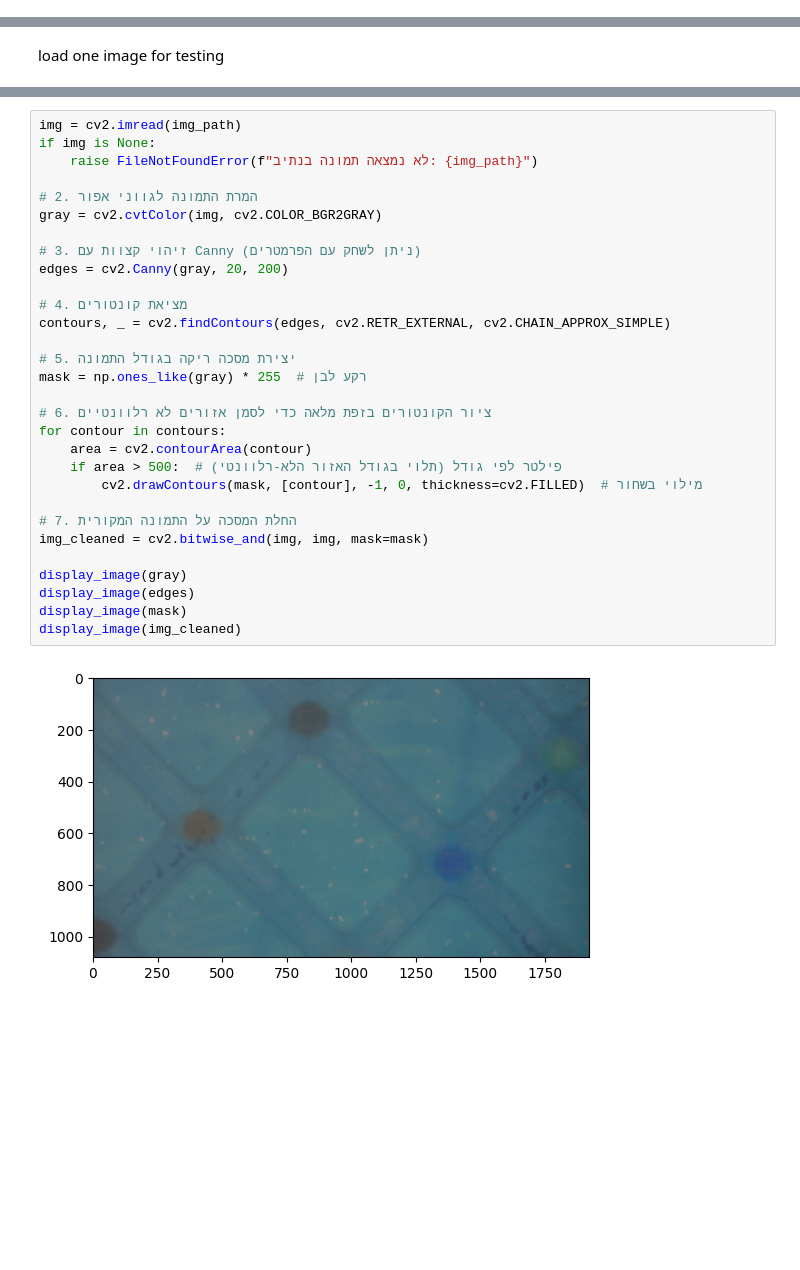
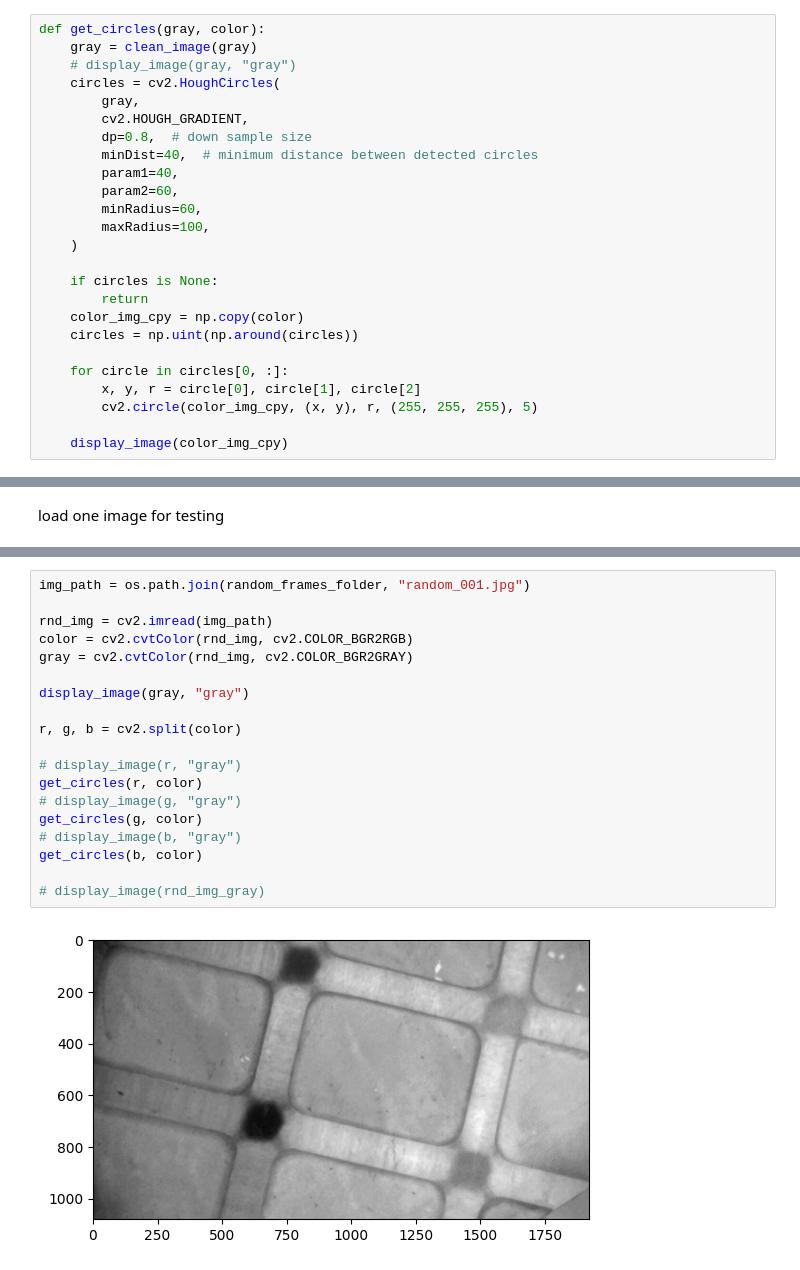
Before and after one commit to GilYairYamin/Azrieli_Image_Processing_Final, a Jupyter notebook: exercise_notebook.ipynb, the cells around one changed output, grey strips where cells are left out. Drawn from its saved outputs; the diff is of its cells as text; blank space fills up the shorter version.

```diff
--- a/exercise_notebook.ipynb
+++ b/exercise_notebook.ipynb
@@ -17,3 +35,28 @@ def display_image(mat_like):
+# %%
+def get_circles(gray, color):
+    gray = clean_image(gray)
+    # display_image(gray, "gray")
+    circles = cv2.HoughCircles(
+        gray,
+        cv2.HOUGH_GRADIENT,
+        dp=0.8,  # down sample size
+        minDist=40,  # minimum distance between detected circles
+        param1=40,
+        param2=60,
+        minRadius=60,
+        maxRadius=100,
+    )
+
+    if circles is None:
+        return
+    color_img_cpy = np.copy(color)
+    circles = np.uint(np.around(circles))
+
+    for circle in circles[0, :]:
+        x, y, r = circle[0], circle[1], circle[2]
+        cv2.circle(color_img_cpy, (x, y), r, (255, 255, 255), 5)
+
+    display_image(color_img_cpy)
 # %% [markdown]
 Load Image folders
 # %%
@@ -71,32 +72,21 @@ display_image(rnd_img_gray)
-# %%
-img = cv2.imread(img_path)
-if img is None:
-    raise FileNotFoundError(f"לא נמצאה תמונה בנתיב: {img_path}")
-
-# 2. המרת התמונה לגווני אפור
-gray = cv2.cvtColor(img, cv2.COLOR_BGR2GRAY)
-
-# 3. זיהוי קצוות עם Canny (ניתן לשחק עם הפרמטרים)
-edges = cv2.Canny(gray, 20, 200)
-
-# 4. מציאת קונטורים
-contours, _ = cv2.findContours(edges, cv2.RETR_EXTERNAL, cv2.CHAIN_APPROX_SIMPLE)
-
-# 5. יצירת מסכה ריקה בגודל התמונה
-mask = np.ones_like(gray) * 255  # רקע לבן
-
-# 6. ציור הקונטורים בזפת מלאה כדי לסמן אזורים לא רלוונטיים
-for contour in contours:
-    area = cv2.contourArea(contour)
-    if area > 500:  # פילטר לפי גודל (תלוי בגודל האזור הלא-רלוונטי)
-        cv2.drawContours(mask, [contour], -1, 0, thickness=cv2.FILLED)  # מילוי בשחור
-
-# 7. החלת המסכה על התמונה המקורית
-img_cleaned = cv2.bitwise_and(img, img, mask=mask)
-
-display_image(gray)
-display_image(edges)
-display_image(mask)
-display_image(img_cleaned)
-# %% [output]
-[figure, removed]
+# %%
+img_path = os.path.join(random_frames_folder, "random_001.jpg")
+
+rnd_img = cv2.imread(img_path)
+color = cv2.cvtColor(rnd_img, cv2.COLOR_BGR2RGB)
+gray = cv2.cvtColor(rnd_img, cv2.COLOR_BGR2GRAY)
+
+display_image(gray, "gray")
+
+r, g, b = cv2.split(color)
+
+# display_image(r, "gray")
+get_circles(r, color)
+# display_image(g, "gray")
+get_circles(g, color)
+# display_image(b, "gray")
+get_circles(b, color)
+
+# display_image(rnd_img_gray)
+# %% [output]
+[figure, added]
```
Also changed, not shown: parts of 5 cells of this notebook.
